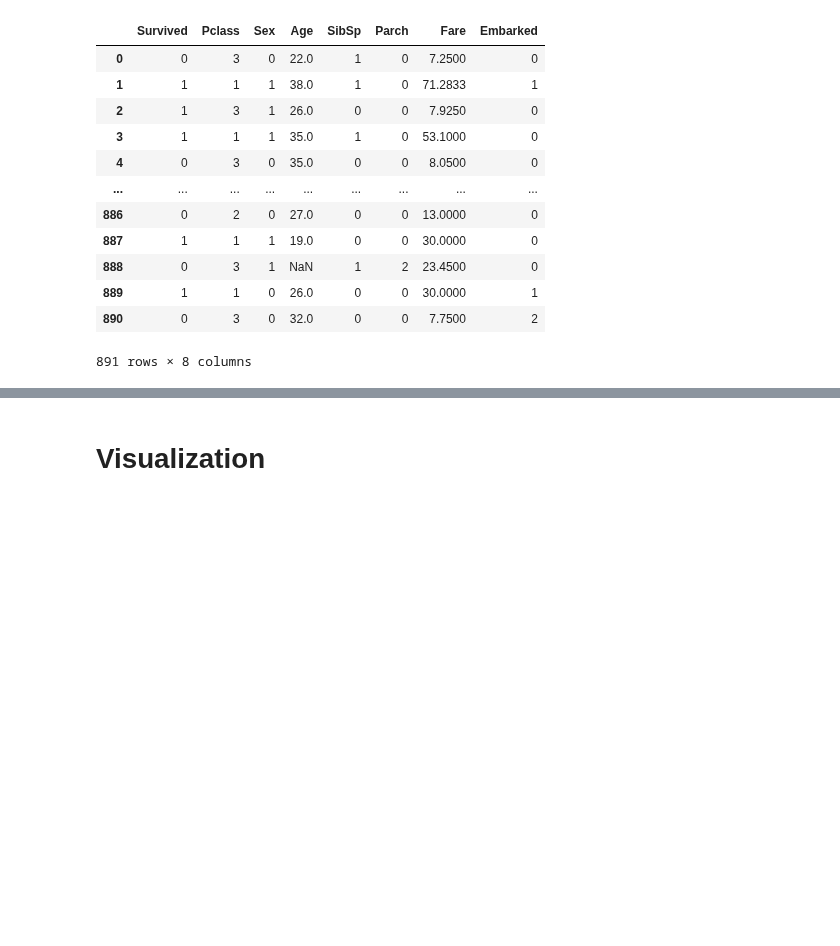
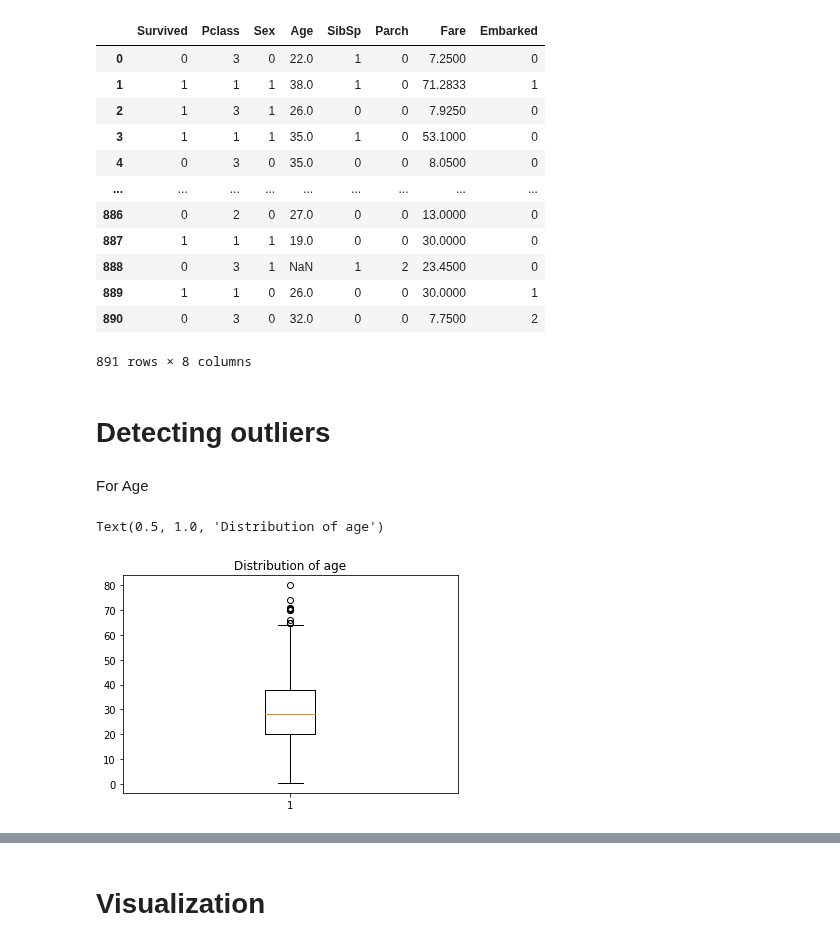
Before and after one commit to Suyashiitr/kaggle, a Jupyter notebook: simple-titanic-survival-prediction-model.ipynb, the cells around one changed output, grey strips where cells are left out. Drawn from its saved outputs; the diff is of its cells as text; code cells hidden in the pictures; blank space fills up the shorter version.

```diff
--- a/simple-titanic-survival-prediction-model.ipynb
+++ b/simple-titanic-survival-prediction-model.ipynb
@@ -91,3 +99,13 @@ tt
 | 889 | 1 | 1 | 0 | 26.0 | 0 | 0 | 30.0000 | 1 |
 | 890 | 0 | 3 | 0 | 32.0 | 0 | 0 | 7.7500 | 2 |
 891 rows × 8 columns
+# %% [markdown]
+# Detecting outliers
+# %% [markdown]
+For Age
+# %%
+plt.boxplot(titanic['Age'].dropna())
+plt.title('Distribution of age')
+# %% [output]
+Text(0.5, 1.0, 'Distribution of age')
+[figure, added]
```
Also changed, not shown: parts of 20 cells of this notebook.
